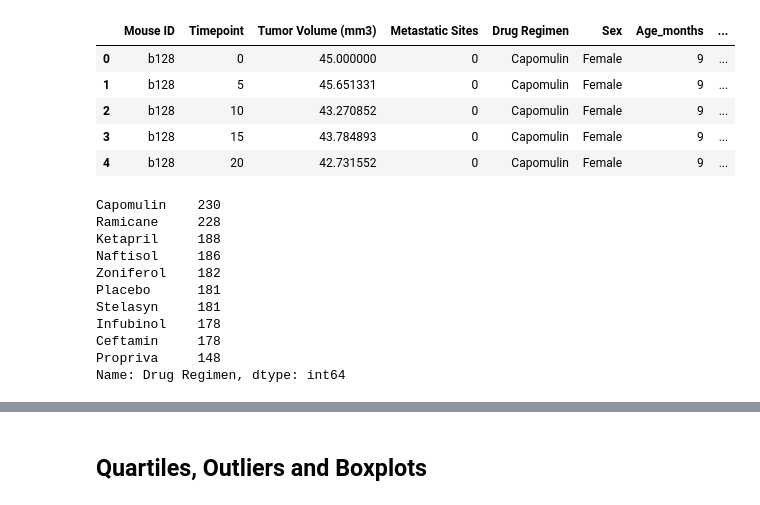
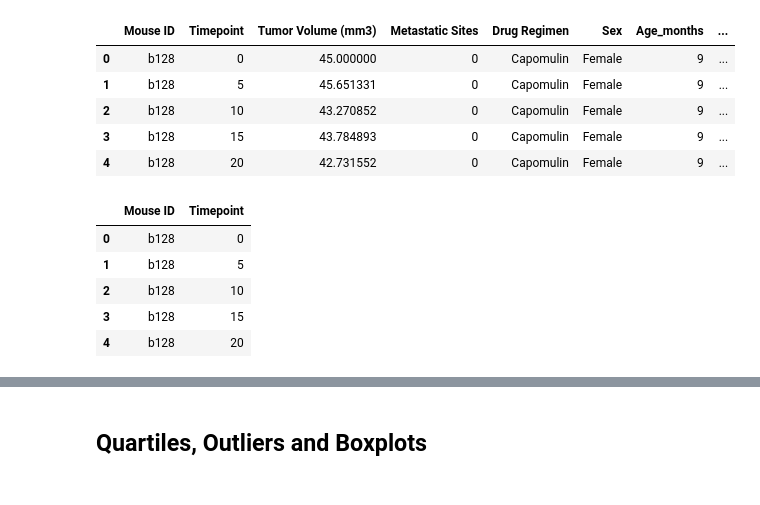
Before and after one commit to sjryandesigns/Matplotlib---Power-of-Plots, a Jupyter notebook: pymaceuticals_starter.ipynb, the cells around one changed output, grey strips where cells are left out. Drawn from its saved outputs; the diff is of its cells as text; code cells hidden in the pictures.

```diff
--- a/pymaceuticals_starter.ipynb
+++ b/pymaceuticals_starter.ipynb
@@ -269,17 +268,3 @@ clean_data.head()
 | 2 | b128 | 10 | 43.270852 | 0 | Capomulin | Female | 9 | ... |
 | 3 | b128 | 15 | 43.784893 | 0 | Capomulin | Female | 9 | ... |
 | 4 | b128 | 20 | 42.731552 | 0 | Capomulin | Female | 9 | ... |
-# %%
-regiment_df = clean_data.groupby()
-# %% [output]
-Capomulin    230
-Ramicane     228
-Ketapril     188
-Naftisol     186
-Zoniferol    182
-Placebo      181
-Stelasyn     181
-Infubinol    178
-Ceftamin     178
-Propriva     148
-Name: Drug Regimen, dtype: int64
@@ -285,0 +273,13 @@ Name: Drug Regimen, dtype: int64
+# %%
+mouse_id = clean_data.loc[: , ['Mouse ID', 'Timepoint']]
+mouse_id.head()
+# last_time = mouse_id.max()
+
+# last_time.head()
+# %% [output]
+|  | Mouse ID | Timepoint |
+| 0 | b128 | 0 |
+| 1 | b128 | 5 |
+| 2 | b128 | 10 |
+| 3 | b128 | 15 |
+| 4 | b128 | 20 |
```
Also changed, not shown: parts of 9 cells of this notebook, 2 other files.
